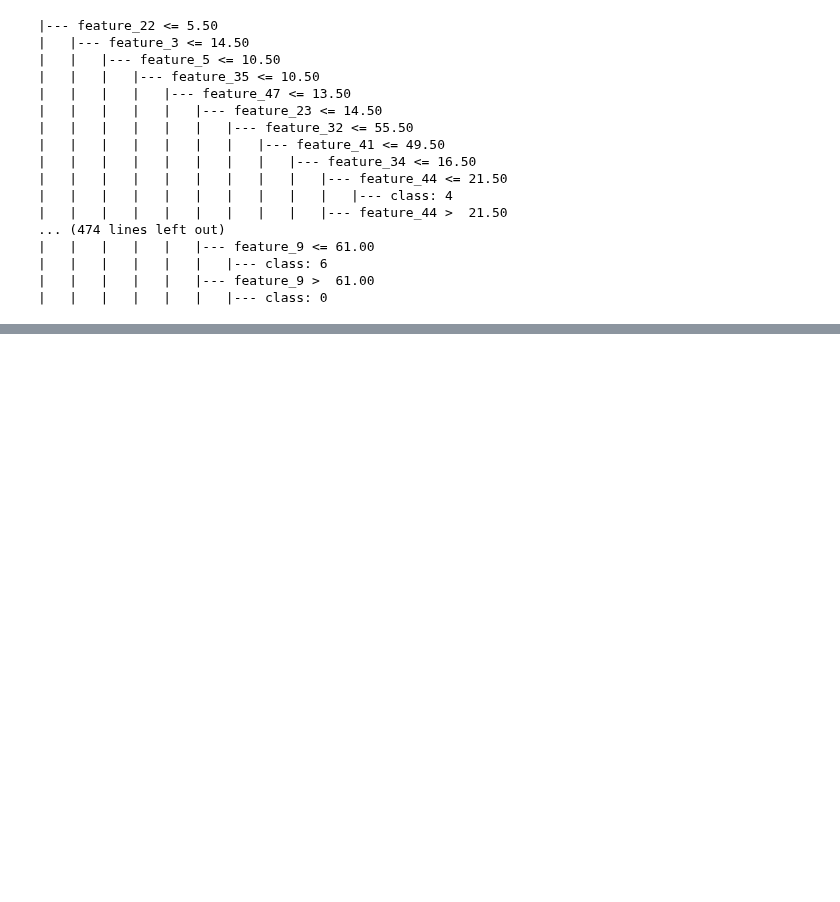
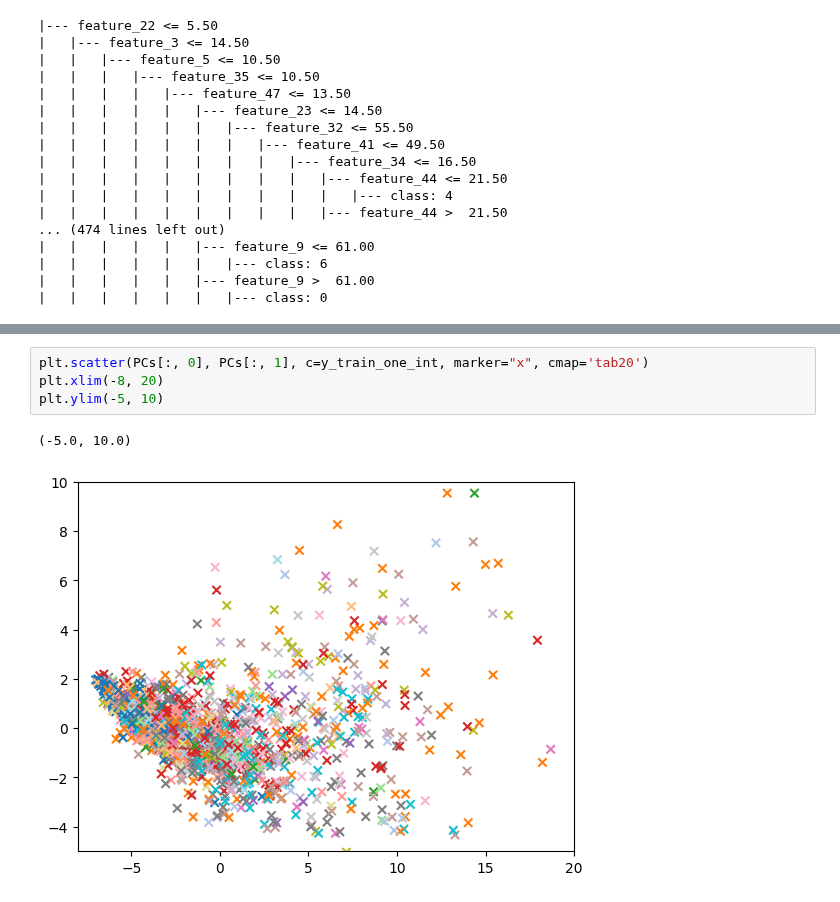
Before and after one commit to Revanchist317/ATiML-Project, a Jupyter notebook: PASCAL_constrained_clustering.ipynb, the cells around one changed output, grey strips where cells are left out. Drawn from its saved outputs; the diff is of its cells as text; blank space fills up the shorter version.

```diff
--- a/PASCAL_constrained_clustering.ipynb
+++ b/PASCAL_constrained_clustering.ipynb
@@ -995,0 +1037,7 @@ print(text_representation)
+# %%
+plt.scatter(PCs[:, 0], PCs[:, 1], c=y_train_one_int, marker="x", cmap='tab20')
+plt.xlim(-8, 20)
+plt.ylim(-5, 10)
+# %% [output]
+(-5.0, 10.0)
+[figure, added]
```
Also changed, not shown: parts of 16 cells of this notebook.
